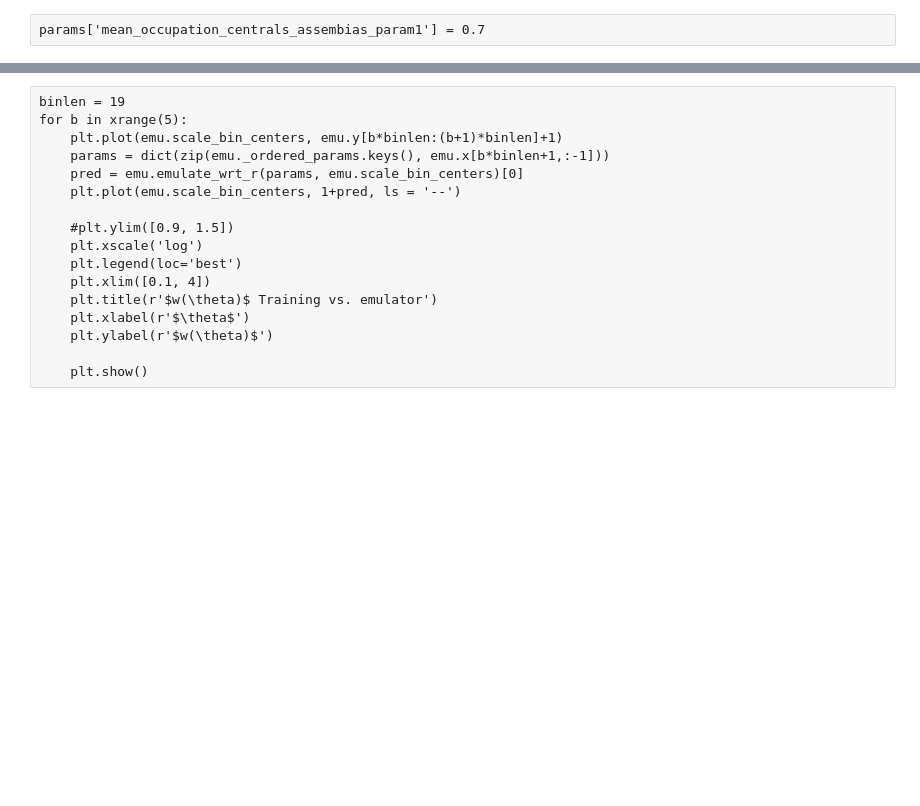
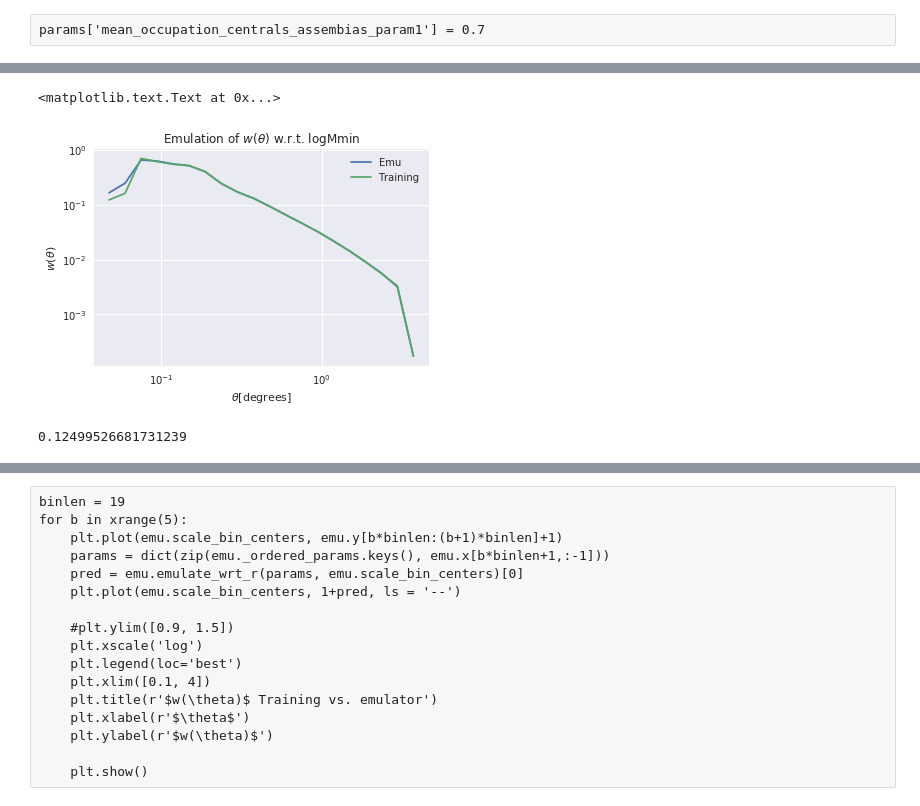
Before and after one commit to mclaughlin6464/pearce, a Jupyter notebook: notebooks/Test wt Emulator.ipynb, the cells around one changed output, grey strips where cells are left out. Saved outputs shown, nothing was run; the diff lists cells and outputs as text; code cells hidden in the pictures; blank space fills up the shorter version.

```diff
--- a/notebooks/Test wt Emulator.ipynb
+++ b/notebooks/Test wt Emulator.ipynb
@@ -28,2 +37,3 @@ emu = ExtraCrispy(training_dir, n_leaves, n_overlap, split_method, method = em_m
 # %%
-emu = OriginalRecipe(training_file, method = em_method, fixed_params=fixed_params, independent_variable=None)
+emu = OriginalRecipe(training_file, method = em_method, fixed_params=fixed_params, independent_variable=None,\
+                     downsample_factor = 1.0)
@@ -56,3 +108,7 @@ params = {pname:pval for pname, pval in zip(emu._ordered_params.iterkeys(), emu.
+# %%
+l = len(emu.scale_bin_centers)
+idx = 200
+params = {pname:pval for pname, pval in zip(emu._ordered_params.iterkeys(), emu.x[idx*l,:-1]*emu._x_std[:-1] + emu._x_mean[:-1])}
 # %% [raw]
 params['mean_occupation_centrals_assembias_param1'] = 0.7
 # %%
@@ -64,11 +130,19 @@ wt_redmagic = np.loadtxt('/u/ki/swmclau2/Git/pearce/bin/mcmc/buzzard2_wt_%d%d.np
 # %%
+#param_name = 'logMmin'
+#bounds = emu.get_param_bounds(param_name)
+#vals = np.linspace(bounds[0], bounds[1], 4)
+#for v in vals:
+    #params[param_name] = v
 wt = emu.emulate_wrt_r(params, emu.scale_bin_centers)[0]
-plt.plot(emu.scale_bin_centers, wt, label = 'Emu')
-l = len(emu.scale_bin_centers)
-#plt.plot(emu.scale_bin_centers, emu.y[(idx)*l:(idx+1)*l]+emu.y_hat, label = 'Training')
-plt.plot(emu.scale_bin_centers, wt_redmagic, label = 'RedMagic')
+plt.plot(emu.scale_bin_centers, 10**wt, label = 'Emu') #label = '%s=%.2f'%(param_name, v) )
+plt.plot(emu.scale_bin_centers, 10**emu.y[(idx)*l:(idx+1)*l], label = 'Training')
+#plt.plot(emu.scale_bin_centers, wt_redmagic, label = 'RedMagic')
 plt.ylabel(r'$w(\theta)$')
 plt.xlabel(r'$\theta \mathrm{[degrees]}$')
 plt.loglog();
 plt.xscale('log')
 plt.legend(loc='best')
+plt.title(r'Emulation of $w(\theta)$ w.r.t. %s'%param_name)
+# %% [output]
+<matplotlib.text.Text at 0x...>
+[figure, added]
@@ -75,3 +161,8 @@ plt.legend(loc='best')
+# %%
+np.mean(np.abs((pred_y-test_y)/test_y))
+#np.mean(np.abs((pred_y-train_y)/train_y))
+# %% [output]
+0.12499526681731239
 # %%
 plt.plot(emu.scale_bin_centers, wt/wt_redmagic)
 plt.xscale('log')
```
Also changed, not shown: parts of 26 cells of this notebook, 7 other files.
